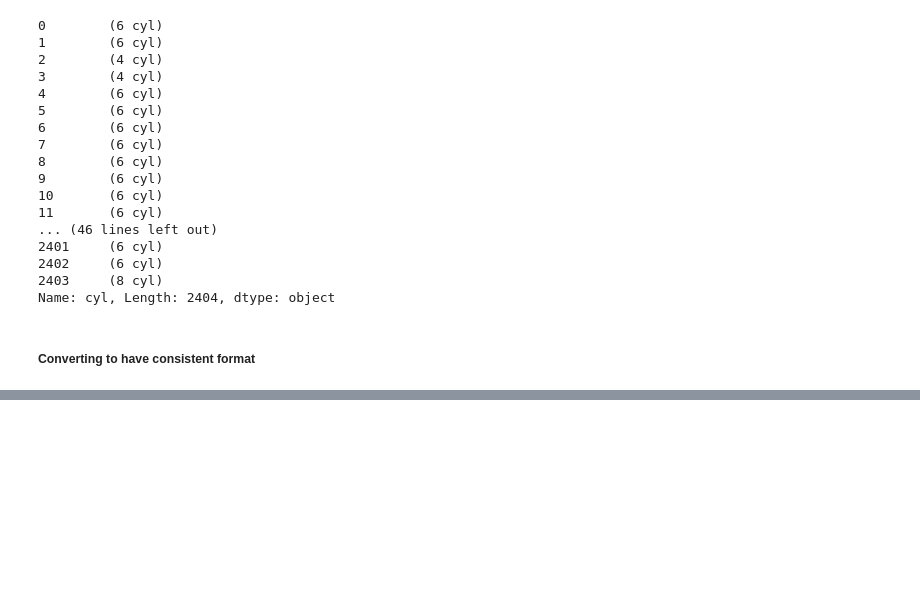
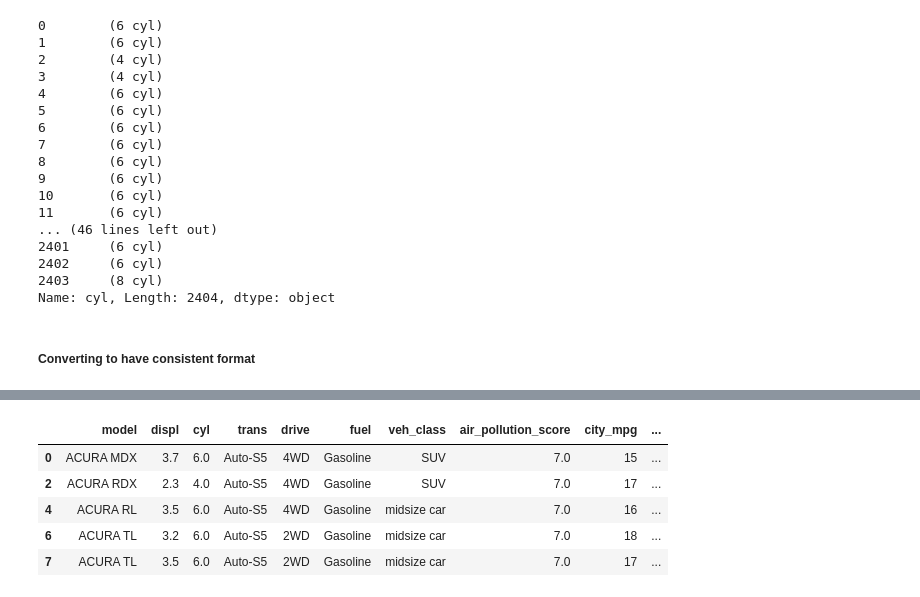
Before and after one commit to PadmarajBhat/DataAnalyst-1, a Jupyter notebook: The Data Analysis Process/Data Analysis Process - Case Study 2.ipynb, the cells around one changed output, grey strips where cells are left out. Saved outputs shown, nothing was run; the diff lists cells and outputs as text; code cells hidden in the pictures; blank space fills up the shorter version.

```diff
--- a/The Data Analysis Process/Data Analysis Process - Case Study 2.ipynb
+++ b/The Data Analysis Process/Data Analysis Process - Case Study 2.ipynb
@@ -357,0 +370,2 @@ Name: cyl, Length: 2404, dtype: object
+# %%
+df_08_new['air_pollution_score'] = df_08_new.air_pollution_score.apply(lambda x: float(eval(x)))
@@ -357,0 +374,9 @@ Name: cyl, Length: 2404, dtype: object
+# %%
+df_08_new.head()
+# %% [output]
+|  | model | displ | cyl | trans | drive | fuel | veh_class | air_pollution_score | city_mpg | ... |
+| 0 | ACURA MDX | 3.7 | 6.0 | Auto-S5 | 4WD | Gasoline | SUV | 7.0 | 15 | ... |
+| 2 | ACURA RDX | 2.3 | 4.0 | Auto-S5 | 4WD | Gasoline | SUV | 7.0 | 17 | ... |
+| 4 | ACURA RL | 3.5 | 6.0 | Auto-S5 | 4WD | Gasoline | midsize car | 7.0 | 16 | ... |
+| 6 | ACURA TL | 3.2 | 6.0 | Auto-S5 | 2WD | Gasoline | midsize car | 7.0 | 18 | ... |
+| 7 | ACURA TL | 3.5 | 6.0 | Auto-S5 | 2WD | Gasoline | midsize car | 7.0 | 17 | ... |
```
Also changed, not shown: parts of 19 cells of this notebook.
